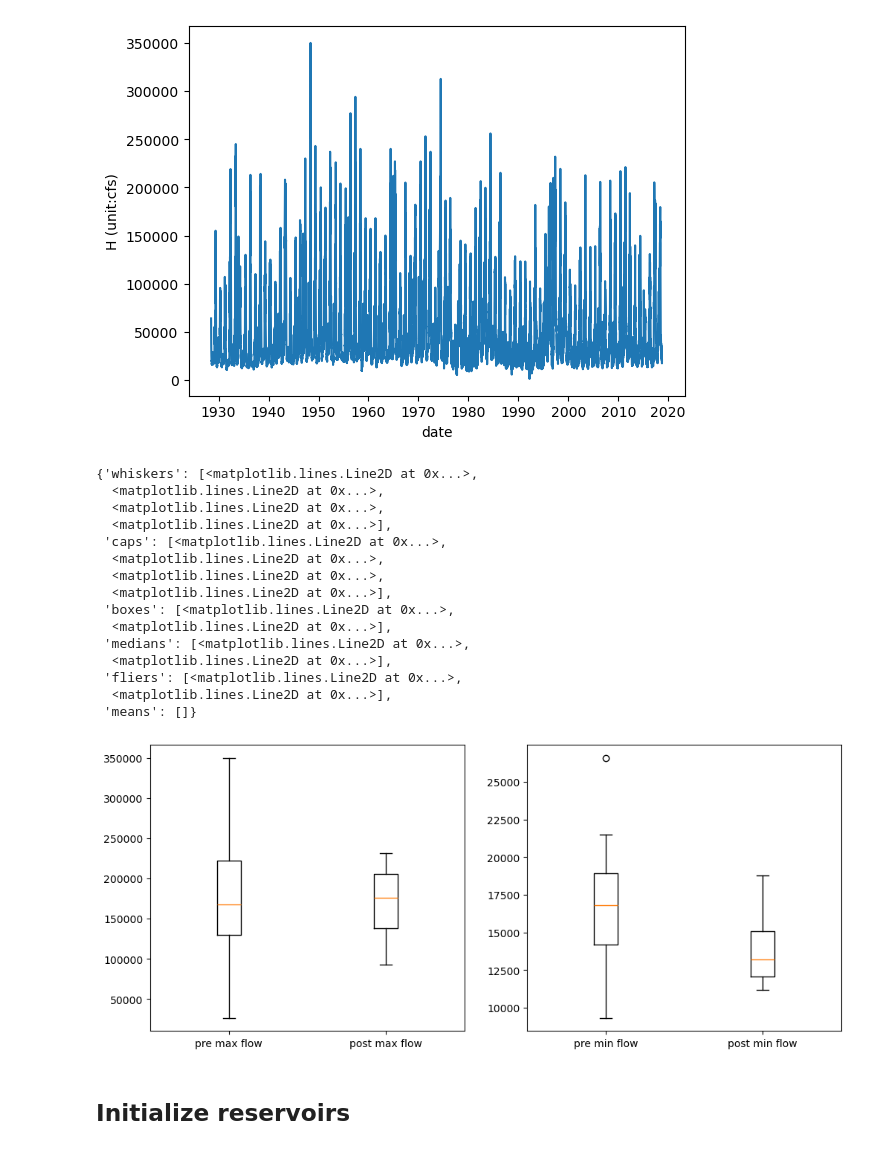
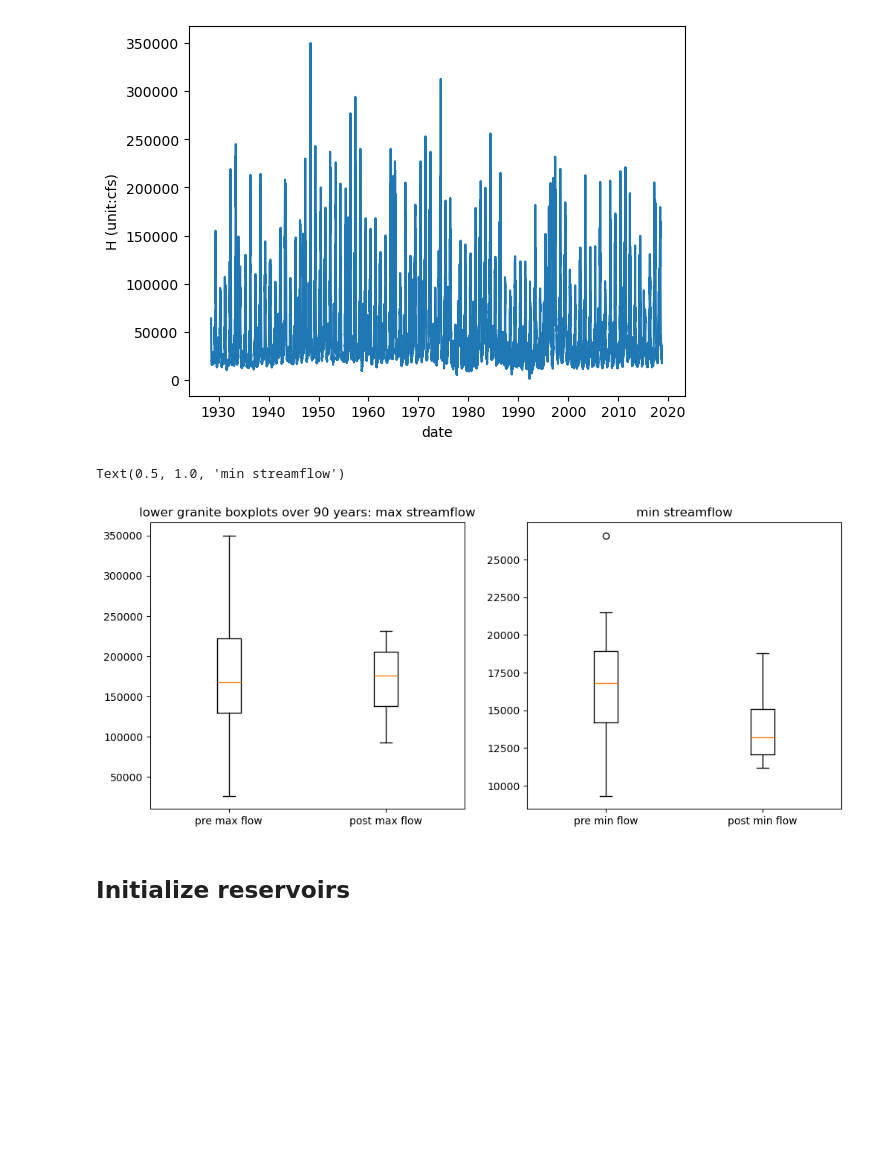
Before and after one commit to clairewang23/columbia_river_model, a Jupyter notebook: Snake River Model.ipynb, the cells around one changed output. Drawn from its saved outputs; the diff is of its cells as text; code cells hidden in the pictures; blank space fills up the shorter version.

```diff
--- a/Snake River Model.ipynb
+++ b/Snake River Model.ipynb
@@ -56,38 +56,26 @@ sns.lineplot(x='date', y='H (unit:cfs)', data=lower_granite_data)
 # %%
 pre_cutoff = datetime(1970,1,1)
 lower_granite_pre = lower_granite_data[lower_granite_data['date'] <= pre_cutoff]
 lower_granite_pre_max = lower_granite_pre.groupby(lower_granite_pre['date'].dt.year)['H (unit:cfs)'].max()
 lower_granite_pre_min = lower_granite_pre.groupby(lower_granite_pre['date'].dt.year)['H (unit:cfs)'].min()
 
 post_cutoff = datetime(1993,1,1)
 lower_granite_post = lower_granite_data[lower_granite_data['date'] >= post_cutoff]
 lower_granite_post_max = lower_granite_post.groupby(lower_granite_post['date'].dt.year)['H (unit:cfs)'].max()
 lower_granite_post_min = lower_granite_post.groupby(lower_granite_post['date'].dt.year)['H (unit:cfs)'].min()
 
 plt.figure(figsize=(12,5))
 
 plt.subplot(1,2,1)
 plt.boxplot([lower_granite_pre_max, lower_granite_post_max], tick_labels=['pre max flow', 'post max flow'])
+plt.title('lower granite boxplots over 90 years: max streamflow')
 
 plt.subplot(1,2,2)
 plt.boxplot([lower_granite_pre_min, lower_granite_post_min], tick_labels=['pre min flow', 'post min flow'])
+plt.title('min streamflow')
 # %% [output]
-{'whiskers': [<matplotlib.lines.Line2D at 0x...>,
-  <matplotlib.lines.Line2D at 0x...>,
-  <matplotlib.lines.Line2D at 0x...>,
-  <matplotlib.lines.Line2D at 0x...>],
- 'caps': [<matplotlib.lines.Line2D at 0x...>,
-  <matplotlib.lines.Line2D at 0x...>,
-  <matplotlib.lines.Line2D at 0x...>,
-  <matplotlib.lines.Line2D at 0x...>],
- 'boxes': [<matplotlib.lines.Line2D at 0x...>,
-  <matplotlib.lines.Line2D at 0x...>],
- 'medians': [<matplotlib.lines.Line2D at 0x...>,
-  <matplotlib.lines.Line2D at 0x...>],
- 'fliers': [<matplotlib.lines.Line2D at 0x...>,
-  <matplotlib.lines.Line2D at 0x...>],
- 'means': []}
+Text(0.5, 1.0, 'min streamflow')
-[figure, old version]
+[figure, new version]
 # %% [markdown]
 ## Initialize reservoirs
 # %%
```
Also changed, not shown: parts of 5 cells of this notebook.
